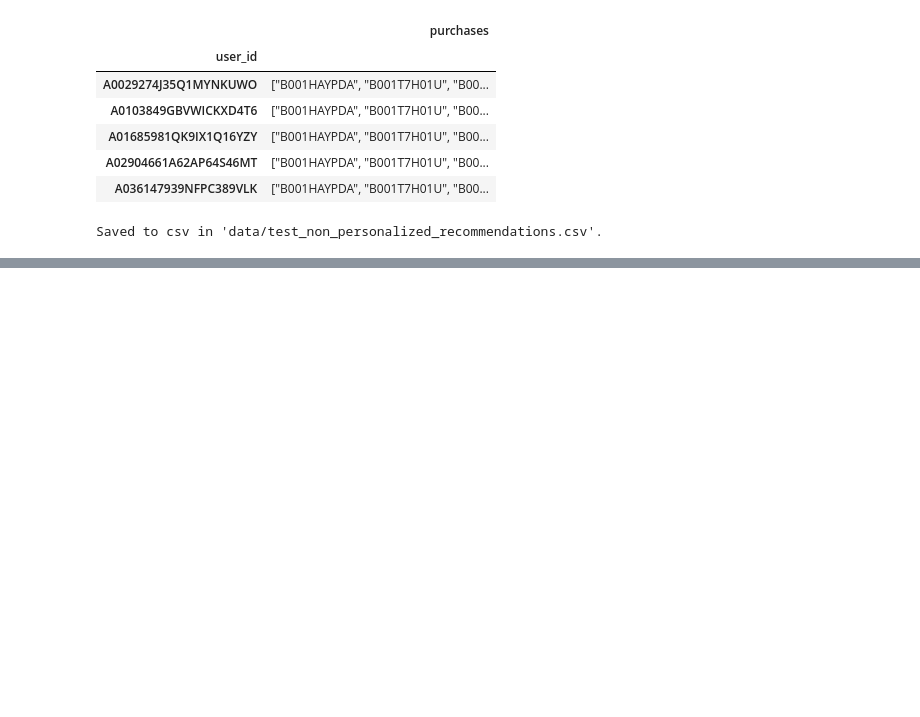
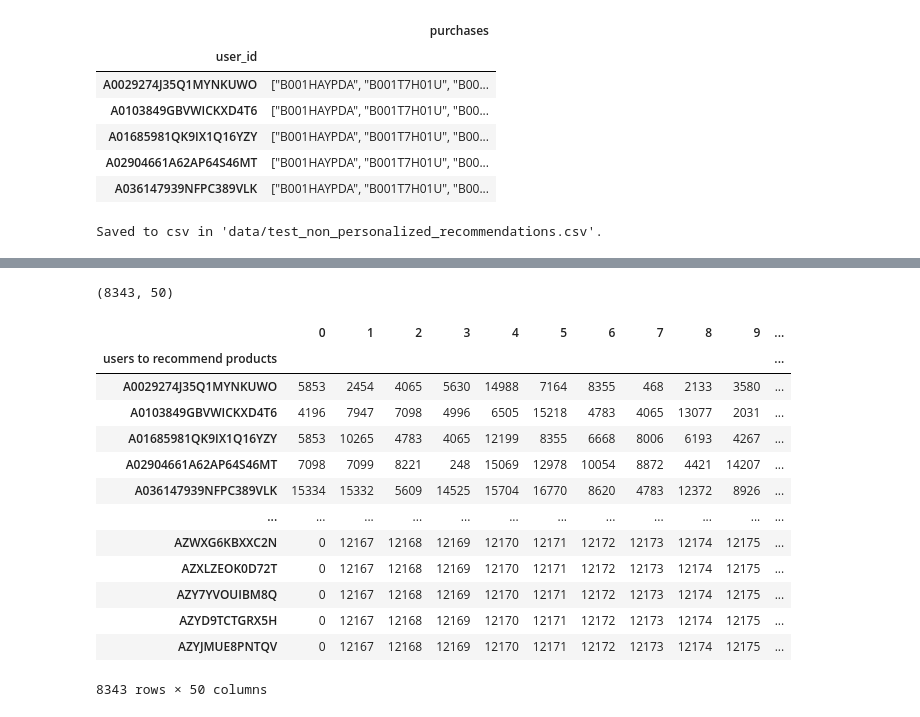
Before and after one commit to andreisantos/ldssa-hck5, a Jupyter notebook: hack_ines.ipynb, the cells around one changed output, grey strips where cells are left out. Cells and saved outputs as stored; diff of their text form; code cells hidden in the pictures; blank space fills up the shorter version.

```diff
--- a/hack_ines.ipynb
+++ b/hack_ines.ipynb
@@ -450,0 +549,20 @@ Saved to csv in 'data/test_non_personalized_recommendations.csv'.
+# %%
+def convert_pers_recommendations_to_df(pers_recs: np.array, users_to_pred: pd.DataFrame) -> pd.DataFrame:
+    """Converts the personalized most rated to an DataFrame with the users and the recommendations.
+
+    Args:
+        pers_recs (np.array): Array of indices for the best personalized items to recommend.
+        users_to_pred (pd.DataFrame): DataFrame containing the users which need recommendations.
+
+    Returns:
+        non_pers_most_rated_matrix (np.array): Two dimensional array of (n_users, top_n_items)
+
+    """
+    pers_df = pd.concat([users_to_pred, pd.DataFrame(pers_recs)], axis=1)
+    pers_df = pers_df.set_index("users to recommend products")
+
+    return pers_df
+
+
+collab_filt_most_rated_df = convert_pers_recommendations_to_df(collab_filt_most_rated, unique_users_training_data)
+collab_filt_most_rated_df.head()
@@ -450,0 +584,5 @@ Saved to csv in 'data/test_non_personalized_recommendations.csv'.
+# %%
+# Filter the collaborative filtering most rated DataFrame  using the test_users_in_data mask.
+collab_filt_most_rated_in_data_df = collab_filt_most_rated_df.loc[test_users_in_data.iloc[:, 0].to_list()]
+print(collab_filt_most_rated_in_data_df.shape)
+collab_filt_most_rated_in_data_df.head()
@@ -450,0 +618,22 @@ Saved to csv in 'data/test_non_personalized_recommendations.csv'.
+# %%
+collab_filt_most_rated_test_df = collab_filt_most_rated_in_data_df
+print(collab_filt_most_rated_test_df.shape)
+# %% [output]
+(8343, 50)
+# %%
+collab_filt_most_rated_test_df
+# %% [output]
+|  | 0 | 1 | 2 | 3 | 4 | 5 | 6 | 7 | 8 | 9 | ... |
+| users to recommend products |  |  |  |  |  |  |  |  |  |  | ... |
+| A0029274J35Q1MYNKUWO | 5853 | 2454 | 4065 | 5630 | 14988 | 7164 | 8355 | 468 | 2133 | 3580 | ... |
+| A0103849GBVWICKXD4T6 | 4196 | 7947 | 7098 | 4996 | 6505 | 15218 | 4783 | 4065 | 13077 | 2031 | ... |
+| A01685981QK9IX1Q16YZY | 5853 | 10265 | 4783 | 4065 | 12199 | 8355 | 6668 | 8006 | 6193 | 4267 | ... |
+| A02904661A62AP64S46MT | 7098 | 7099 | 8221 | 248 | 15069 | 12978 | 10054 | 8872 | 4421 | 14207 | ... |
+| A036147939NFPC389VLK | 15334 | 15332 | 5609 | 14525 | 15704 | 16770 | 8620 | 4783 | 12372 | 8926 | ... |
+| ... | ... | ... | ... | ... | ... | ... | ... | ... | ... | ... | ... |
+| AZWXG6KBXXC2N | 0 | 12167 | 12168 | 12169 | 12170 | 12171 | 12172 | 12173 | 12174 | 12175 | ... |
+| AZXLZEOK0D72T | 0 | 12167 | 12168 | 12169 | 12170 | 12171 | 12172 | 12173 | 12174 | 12175 | ... |
+| AZY7YVOUIBM8Q | 0 | 12167 | 12168 | 12169 | 12170 | 12171 | 12172 | 12173 | 12174 | 12175 | ... |
+| AZYD9TCTGRX5H | 0 | 12167 | 12168 | 12169 | 12170 | 12171 | 12172 | 12173 | 12174 | 12175 | ... |
+| AZYJMUE8PNTQV | 0 | 12167 | 12168 | 12169 | 12170 | 12171 | 12172 | 12173 | 12174 | 12175 | ... |
+8343 rows × 50 columns
```
Also changed, not shown: parts of 17 cells of this notebook.
